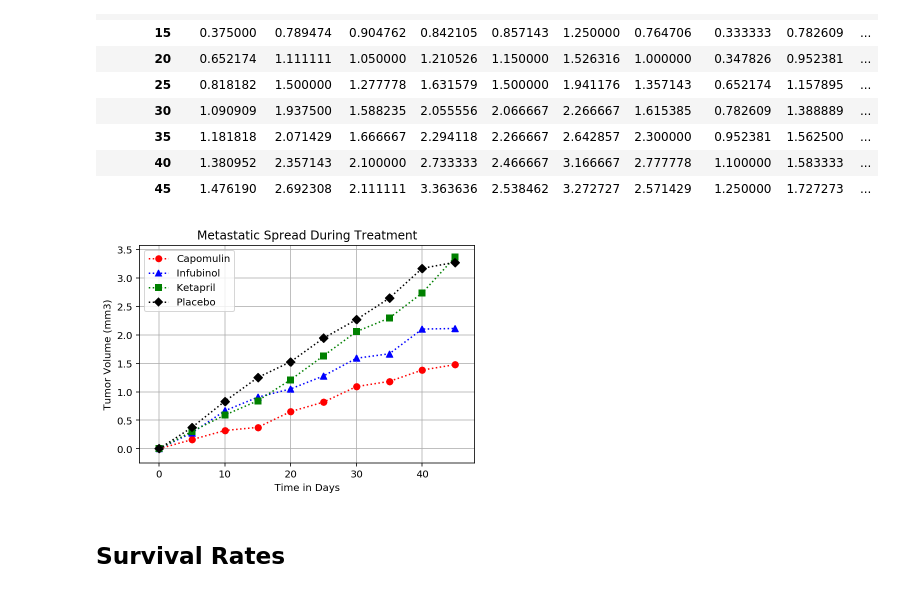
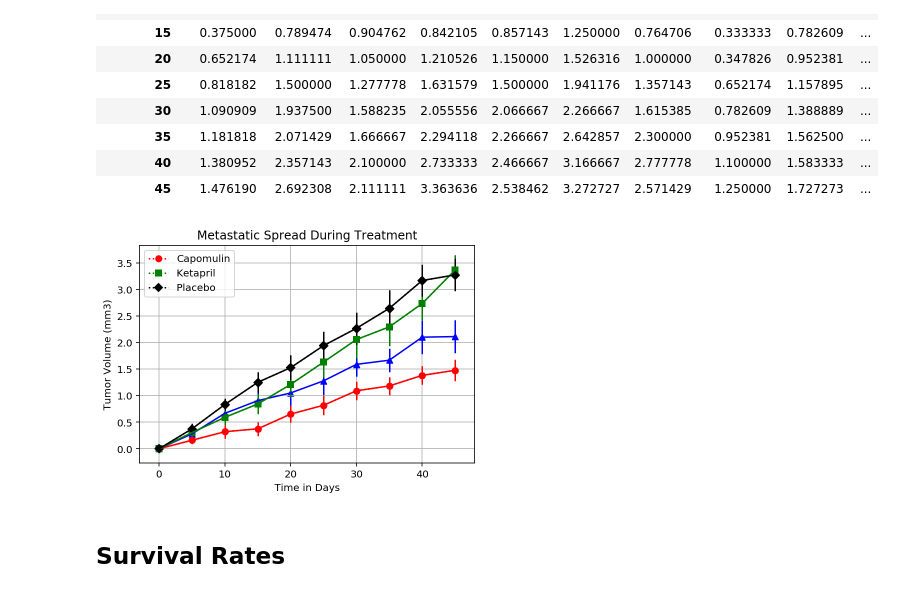
Before and after one commit to krithikaragha/Pymaceuticals, a Jupyter notebook: pymaceuticals.ipynb, the cells around one changed output. Drawn from its saved outputs; the diff is of its cells as text; code cells hidden in the pictures.

Commit message:
Added error bars to second scatterplot

```diff
--- a/pymaceuticals.ipynb
+++ b/pymaceuticals.ipynb
@@ -238,46 +223,57 @@ metastatic_mung
 # Extract means for the drugs - Capomulin, Infubinol, Ketapril and Placebo
 capomulin_metastatic_mung = metastatic_mung[["Capomulin"]]
 capomulin_metastatic_mung_list = capomulin_metastatic_mung['Capomulin'].tolist()
+capomulin_metastatic_mung_sem = metastatic_std_error[['Capomulin']]
+capomulin_metastatic_mung_sem_list = capomulin_metastatic_mung_sem['Capomulin'].tolist()
 
 infubinol_metastatic_mung = metastatic_mung[["Infubinol"]]
 infubinol_metastatic_mung_list = infubinol_metastatic_mung['Infubinol'].tolist()
+infubinol_metastatic_mung_sem = metastatic_std_error[['Infubinol']]
+infubinol_metastatic_mung_sem_list = infubinol_metastatic_mung_sem['Infubinol'].tolist()
 
 ketapril_metastatic_mung = metastatic_mung[["Ketapril"]]
 ketapril_metastatic_mung_list = ketapril_metastatic_mung['Ketapril'].tolist()
+ketapril_metastatic_mung_sem = metastatic_std_error[['Ketapril']]
+ketapril_metastatic_mung_sem_list = ketapril_metastatic_mung_sem['Ketapril'].tolist()
 
 placebo_metastatic_mung = metastatic_mung[["Placebo"]]
 placebo_metastatic_mung_list = placebo_metastatic_mung['Placebo'].tolist()
+placebo_metastatic_mung_sem = metastatic_std_error[['Placebo']]
+placebo_metastatic_mung_sem_list = placebo_metastatic_mung_sem['Placebo'].tolist()
 # %%
 # Generate the Plot (with Error Bars)
 
 x_limit = 50
 x_axis = np.arange(0, x_limit, 5)
 
 plt.scatter(x_axis, capomulin_metastatic_mung_list, marker='o', color='red')
 plt.plot(x_axis, capomulin_metastatic_mung_list, 'r:o', label='Capomulin')
+plt.errorbar(x_axis, capomulin_metastatic_mung_list, yerr=capomulin_metastatic_mung_sem_list, color='red')
 
 plt.scatter(x_axis, infubinol_metastatic_mung_list, marker='^', color='blue')
-plt.plot(x_axis, infubinol_metastatic_mung_list, 'b:^', label='Infubinol')
+plt.errorbar(x_axis, infubinol_metastatic_mung_list, yerr=infubinol_metastatic_mung_sem_list, color='blue')
 
 plt.scatter(x_axis, ketapril_metastatic_mung_list, marker='s', color='green')
 plt.plot(x_axis, ketapril_metastatic_mung_list, 'g:s', label='Ketapril')
+plt.errorbar(x_axis, ketapril_metastatic_mung_list, yerr=ketapril_metastatic_mung_sem_list, color='green')
 
 plt.scatter(x_axis, placebo_metastatic_mung_list, marker='D', color='black')
 plt.plot(x_axis, placebo_metastatic_mung_list, 'k:D', label='Placebo')
+plt.errorbar(x_axis, placebo_metastatic_mung_list, yerr=placebo_metastatic_mung_sem_list, color='black')
 
 plt.title("Metastatic Spread During Treatment")
 plt.xlabel('Time in Days')
 plt.ylabel('Tumor Volume (mm3)')
-plt.grid()
-plt.legend()
 
 # Save the Figure
 plt.savefig('Images/Metastatic Spread During Treatment.jpg')
 
 # Show the Figure
+plt.grid()
+plt.legend()
 plt.show()
 # %% [output]
-[figure, old version]
+[figure, new version]
 # %% [markdown]
 ## Survival Rates
 # %%
```
Also changed, not shown: parts of 4 cells of this notebook, 2 other files.
